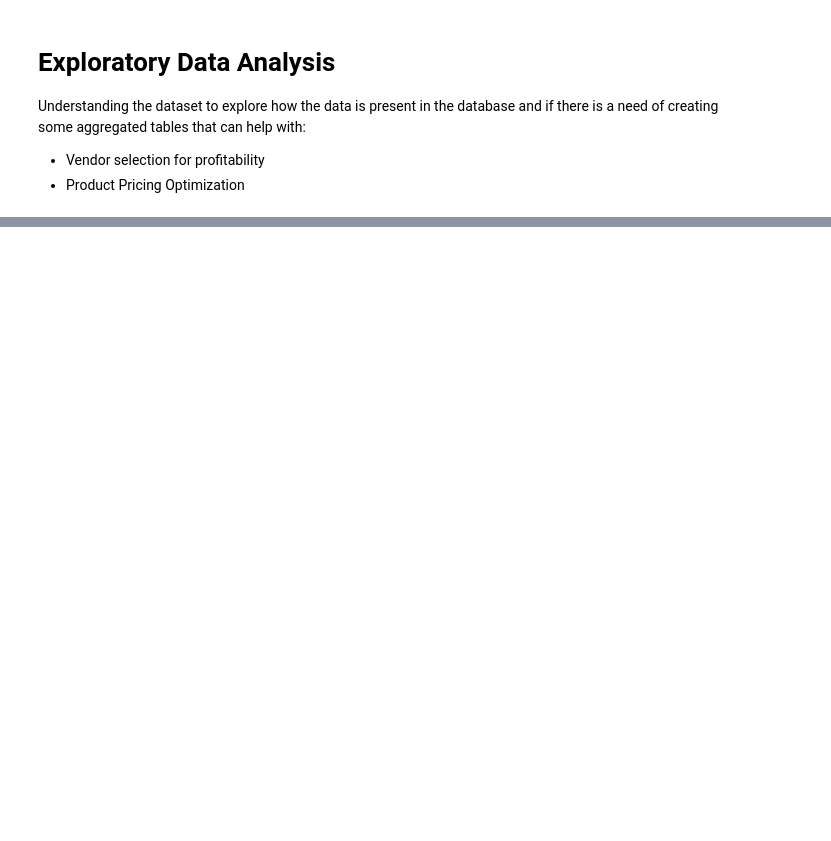
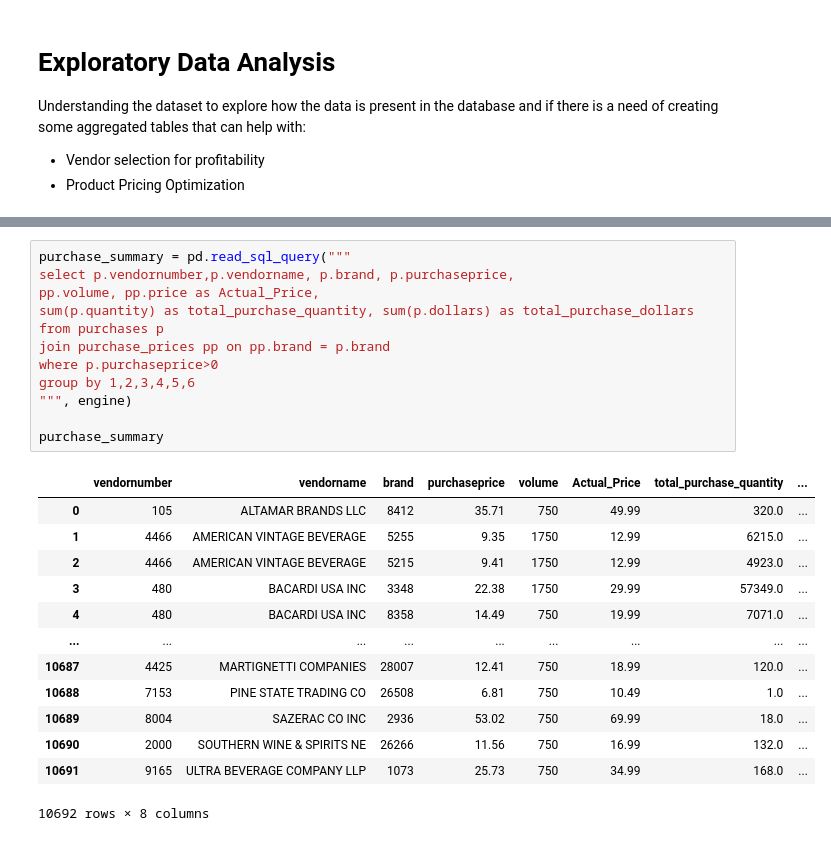
Before and after one commit to payalodedara/Vendor_Performance_Analysis, a Jupyter notebook: scripts/EDA.ipynb, the cells around one changed output, grey strips where cells are left out. Saved outputs shown, nothing was run; the diff lists cells and outputs as text; blank space fills up the shorter version.

```diff
--- a/scripts/EDA.ipynb
+++ b/scripts/EDA.ipynb
@@ -53,0 +241,26 @@ with engine.connect() as conn:
+# %%
+purchase_summary = pd.read_sql_query("""
+select p.vendornumber,p.vendorname, p.brand, p.purchaseprice,
+pp.volume, pp.price as Actual_Price,
+sum(p.quantity) as total_purchase_quantity, sum(p.dollars) as total_purchase_dollars
+from purchases p
+join purchase_prices pp on pp.brand = p.brand
+where p.purchaseprice>0
+group by 1,2,3,4,5,6
+""", engine)
+
+purchase_summary
+# %% [output]
+|  | vendornumber | vendorname | brand | purchaseprice | volume | Actual_Price | total_purchase_quantity | ... |
+| 0 | 105 | ALTAMAR BRANDS LLC | 8412 | 35.71 | 750 | 49.99 | 320.0 | ... |
+| 1 | 4466 | AMERICAN VINTAGE BEVERAGE | 5255 | 9.35 | 1750 | 12.99 | 6215.0 | ... |
+| 2 | 4466 | AMERICAN VINTAGE BEVERAGE | 5215 | 9.41 | 1750 | 12.99 | 4923.0 | ... |
+| 3 | 480 | BACARDI USA INC | 3348 | 22.38 | 1750 | 29.99 | 57349.0 | ... |
+| 4 | 480 | BACARDI USA INC | 8358 | 14.49 | 750 | 19.99 | 7071.0 | ... |
+| ... | ... | ... | ... | ... | ... | ... | ... | ... |
+| 10687 | 4425 | MARTIGNETTI COMPANIES | 28007 | 12.41 | 750 | 18.99 | 120.0 | ... |
+| 10688 | 7153 | PINE STATE TRADING CO | 26508 | 6.81 | 750 | 10.49 | 1.0 | ... |
+| 10689 | 8004 | SAZERAC CO INC | 2936 | 53.02 | 750 | 69.99 | 18.0 | ... |
+| 10690 | 2000 | SOUTHERN WINE & SPIRITS NE | 26266 | 11.56 | 750 | 16.99 | 132.0 | ... |
+| 10691 | 9165 | ULTRA BEVERAGE COMPANY LLP | 1073 | 25.73 | 750 | 34.99 | 168.0 | ... |
+10692 rows × 8 columns
```
Also changed, not shown: parts of 21 cells of this notebook.
